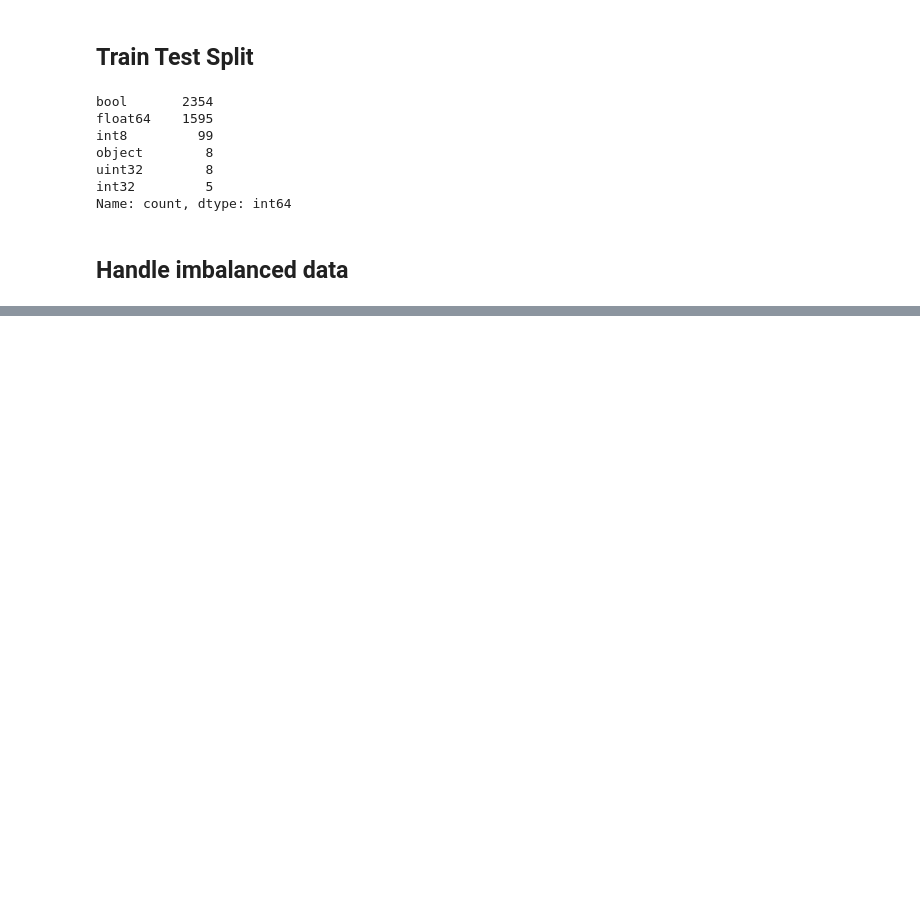
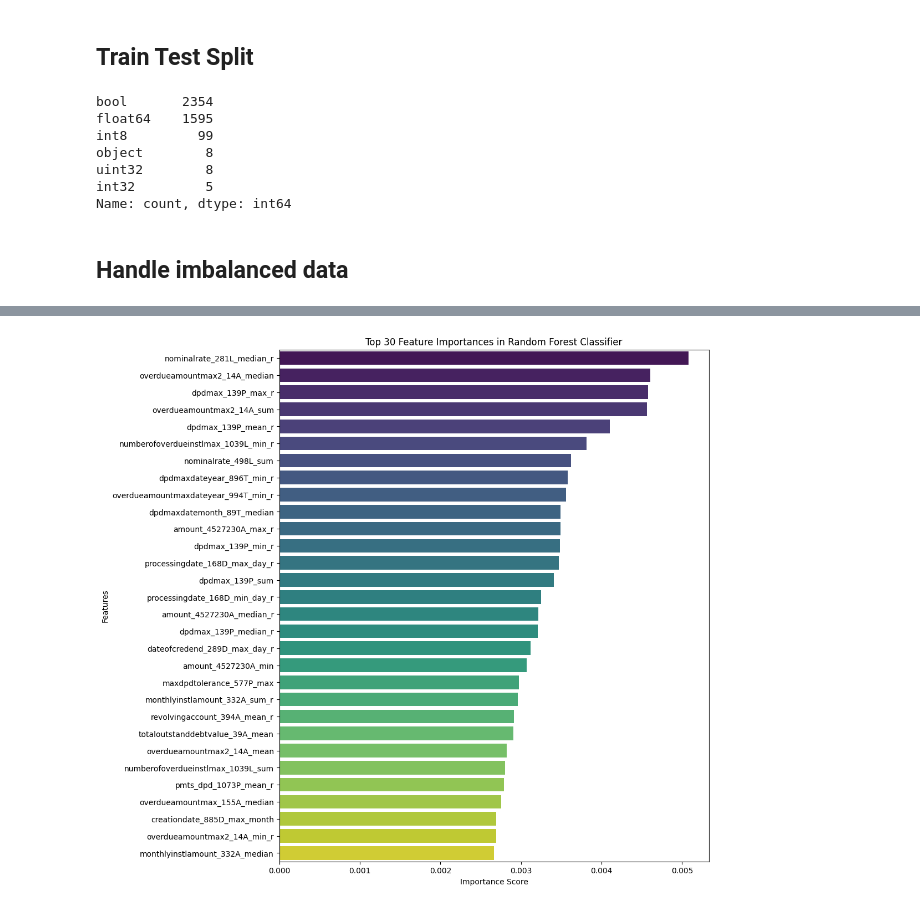
Before and after one commit to DataScienceAndEngineering/machine-learning-dse-i210-final-project-credit-risk, a Jupyter notebook: notebooks/SG_Random_Forest.ipynb, the cells around one changed output, grey strips where cells are left out. Saved outputs shown, nothing was run; the diff lists cells and outputs as text; code cells hidden in the pictures; blank space fills up the shorter version.

```diff
--- a/notebooks/SG_Random_Forest.ipynb
+++ b/notebooks/SG_Random_Forest.ipynb
@@ -208,0 +315,32 @@ X_train_res, y_train_res = sm.fit_resample(X_train, y_train)
+# %%
+# Creating and fitting the model
+rfc = RandomForestClassifier(n_estimators=100, random_state=42)
+rfc.fit(X_train, y_train)
+
+# Get feature importances
+feature_importances = rfc.feature_importances_
+# %%
+# Get feature names
+features = X.columns
+
+# Create a DataFrame for visualization
+feature_importance_df = pd.DataFrame({'Feature': features, 'Importance': feature_importances})
+
+# Sort features by importance
+feature_importance_df = feature_importance_df.sort_values(by='Importance', ascending=False)
+
+# Select the top 30 features
+top_features = feature_importance_df.head(30)['Feature'].tolist()
+# %%
+top_30_features_df = feature_importance_df.head(30)
+
+# Plotting
+plt.figure(figsize=(10, 12))
+sns.barplot(x='Importance', y='Feature', data=top_30_features_df, palette='viridis')
+
+plt.title('Top 30 Feature Importances in Random Forest Classifier')
+plt.xlabel('Importance Score')
+plt.ylabel('Features')
+plt.show()
+# %% [output]
+[figure, added]
```
Also changed, not shown: parts of 19 cells of this notebook.
